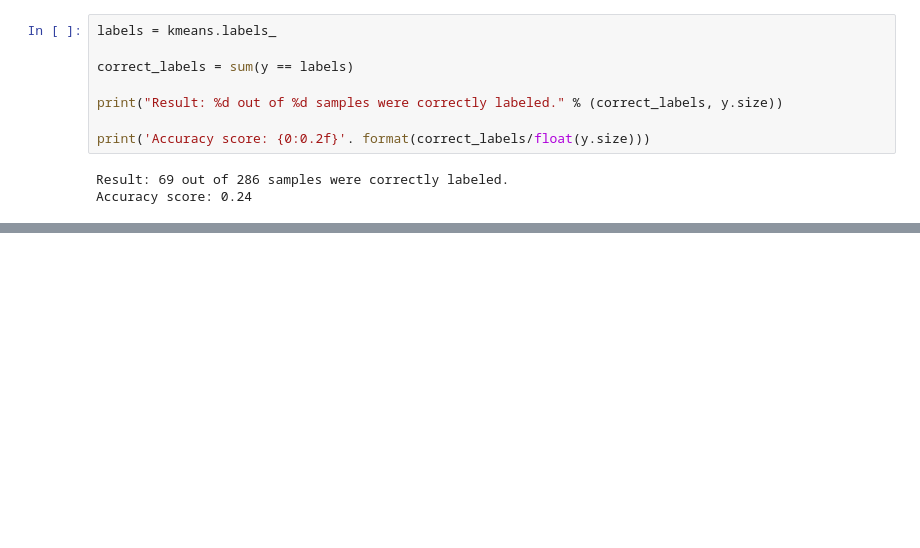
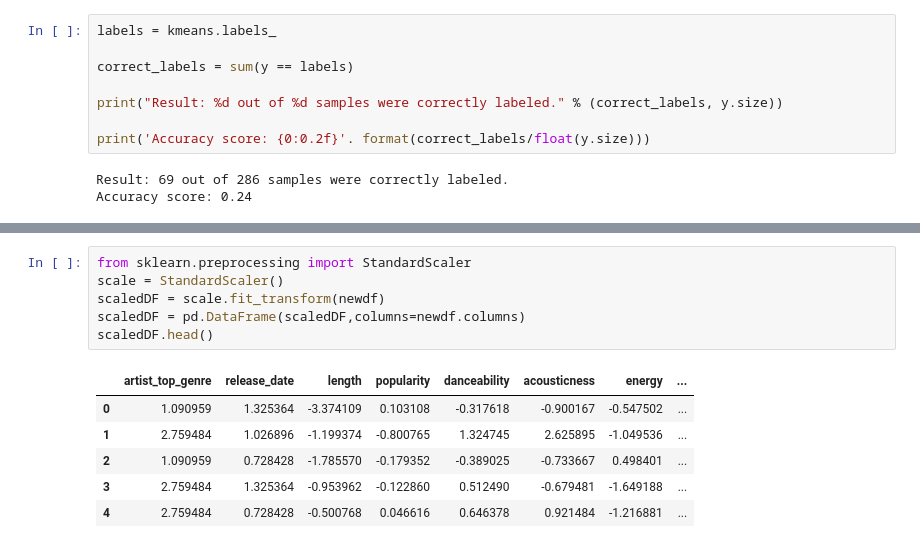
Before and after one commit to skillmaker-dev/ML-For-Beginners, a Jupyter notebook: 5-Clustering/2-K-Means/notebook.ipynb, the cells around one changed output, grey strips where cells are left out. Cells and saved outputs as stored; diff of their text form; blank space fills up the shorter version.

```diff
--- a/5-Clustering/2-K-Means/notebook.ipynb
+++ b/5-Clustering/2-K-Means/notebook.ipynb
@@ -170,0 +197,13 @@ Accuracy score: 0.24
+# %%
+from sklearn.preprocessing import StandardScaler
+scale = StandardScaler()
+scaledDF = scale.fit_transform(newdf)
+scaledDF = pd.DataFrame(scaledDF,columns=newdf.columns)
+scaledDF.head()
+# %% [output]
+|  | artist_top_genre | release_date | length | popularity | danceability | acousticness | energy | ... |
+| 0 | 1.090959 | 1.325364 | -3.374109 | 0.103108 | -0.317618 | -0.900167 | -0.547502 | ... |
+| 1 | 2.759484 | 1.026896 | -1.199374 | -0.800765 | 1.324745 | 2.625895 | -1.049536 | ... |
+| 2 | 1.090959 | 0.728428 | -1.785570 | -0.179352 | -0.389025 | -0.733667 | 0.498401 | ... |
+| 3 | 2.759484 | 1.325364 | -0.953962 | -0.122860 | 0.512490 | -0.679481 | -1.649188 | ... |
+| 4 | 2.759484 | 0.728428 | -0.500768 | 0.046616 | 0.646378 | 0.921484 | -1.216881 | ... |
```
Also changed, not shown: parts of 9 cells of this notebook.
